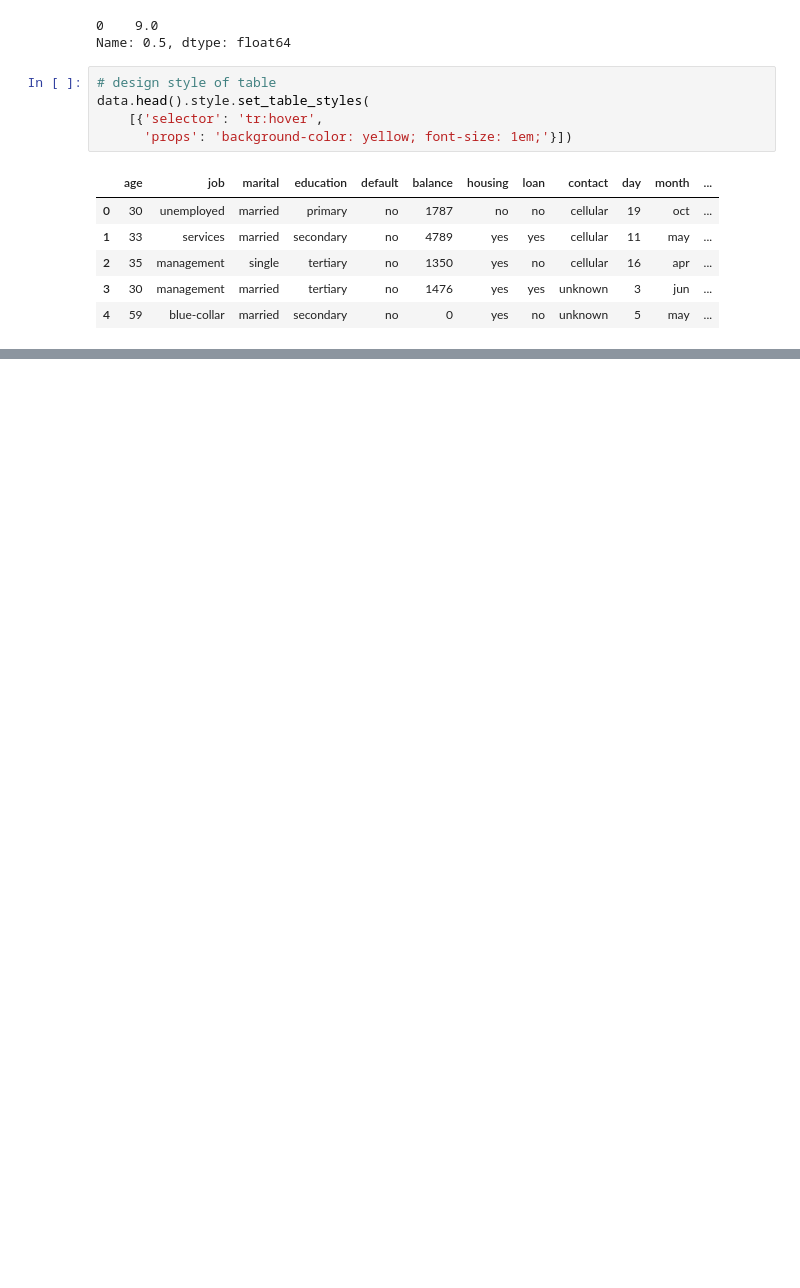
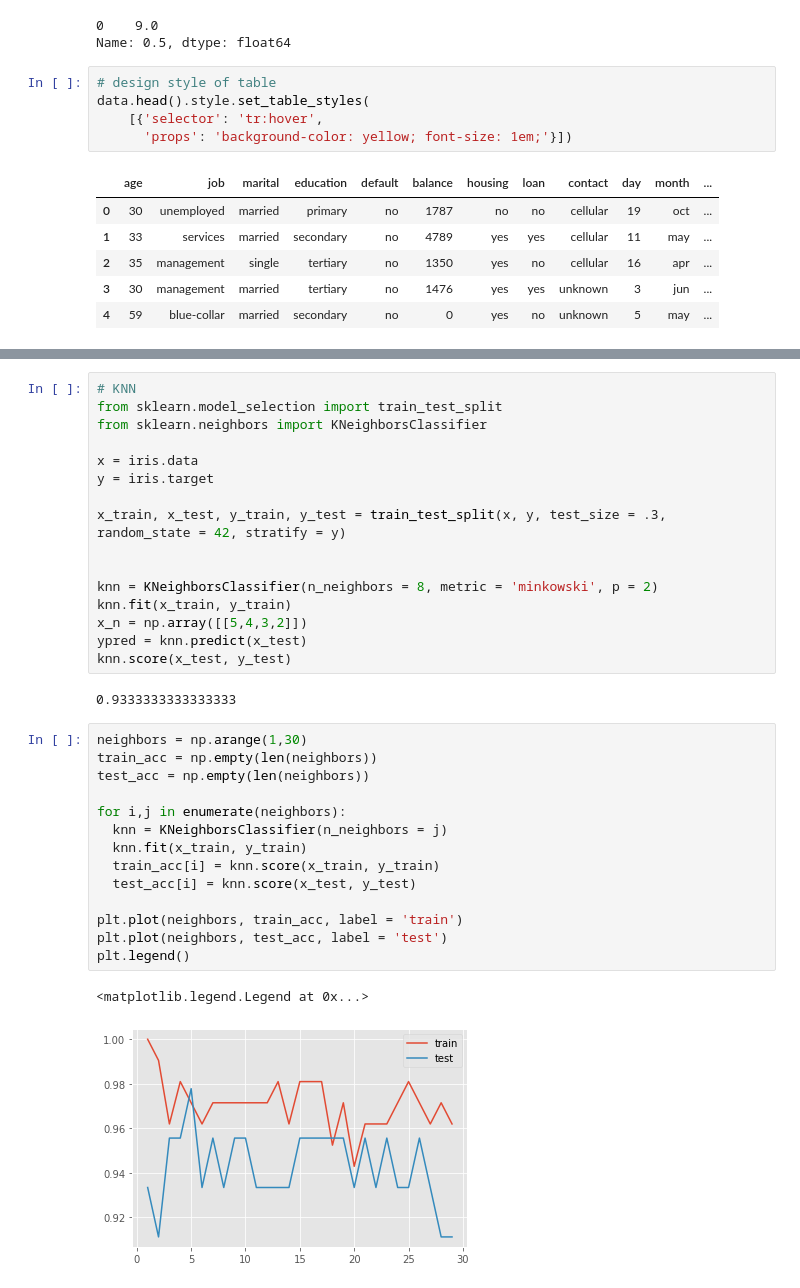
Before and after one commit to hsargoli/MyWorks, a Jupyter notebook: introductionDataS_pandasNumpyScipy.ipynb, the cells around one changed output, grey strips where cells are left out. Drawn from its saved outputs; the diff is of its cells as text; blank space fills up the shorter version.

```diff
--- a/introductionDataS_pandasNumpyScipy.ipynb
+++ b/introductionDataS_pandasNumpyScipy.ipynb
@@ -364,0 +437,35 @@ data.head().style.set_table_styles(
+# %%
+# KNN
+from sklearn.model_selection import train_test_split
+from sklearn.neighbors import KNeighborsClassifier
+
+x = iris.data
+y = iris.target
+
+x_train, x_test, y_train, y_test = train_test_split(x, y, test_size = .3, random_state = 42, stratify = y)
+
+
+knn = KNeighborsClassifier(n_neighbors = 8, metric = 'minkowski', p = 2)
+knn.fit(x_train, y_train)
+x_n = np.array([[5,4,3,2]])
+ypred = knn.predict(x_test)
+knn.score(x_test, y_test)
+# %% [output]
+0.9333333333333333
+# %%
+neighbors = np.arange(1,30)
+train_acc = np.empty(len(neighbors))
+test_acc = np.empty(len(neighbors))
+
+for i,j in enumerate(neighbors):
+  knn = KNeighborsClassifier(n_neighbors = j)
+  knn.fit(x_train, y_train)
+  train_acc[i] = knn.score(x_train, y_train)
+  test_acc[i] = knn.score(x_test, y_test)
+
+plt.plot(neighbors, train_acc, label = 'train')
+plt.plot(neighbors, test_acc, label = 'test')
+plt.legend()
+# %% [output]
+<matplotlib.legend.Legend at 0x...>
+[figure, added]
```
Also changed, not shown: parts of 14 cells of this notebook.
